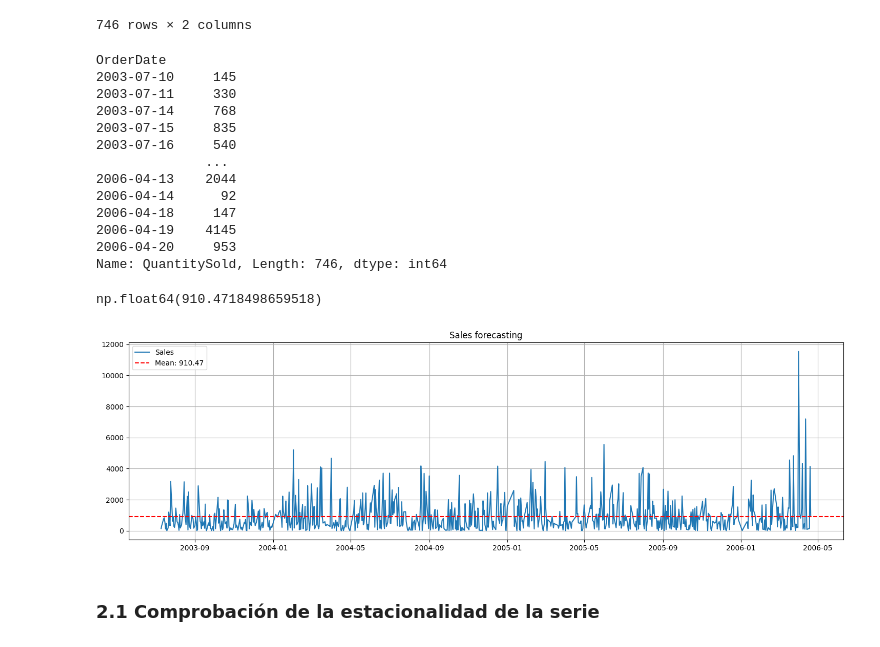
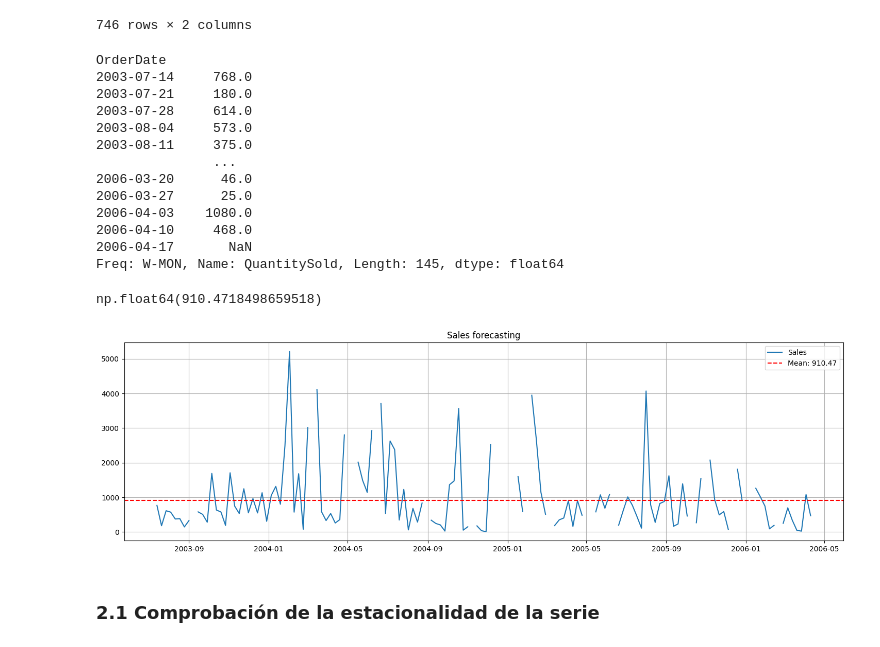
Before and after one commit to carlotagordillo2/final-proyect, a Jupyter notebook: ML/forescasting.ipynb, the cells around one changed output. Saved outputs shown, nothing was run; the diff lists cells and outputs as text; code cells hidden in the pictures.

```diff
--- a/ML/forescasting.ipynb
+++ b/ML/forescasting.ipynb
@@ -152,22 +155,23 @@ sales
 746 rows × 2 columns
 # %%
 y = sales.set_index('OrderDate')
+y = y.asfreq('W-MON')
 y = y['QuantitySold']
 y
 # %% [output]
 OrderDate
-2003-07-10     145
-2003-07-11     330
-2003-07-14     768
-2003-07-15     835
-2003-07-16     540
-              ...
-2006-04-13    2044
-2006-04-14      92
-2006-04-18     147
-2006-04-19    4145
-2006-04-20     953
-Name: QuantitySold, Length: 746, dtype: int64
+2003-07-14     768.0
+2003-07-21     180.0
+2003-07-28     614.0
+2003-08-04     573.0
+2003-08-11     375.0
+               ...
+2006-03-20      46.0
+2006-03-27      25.0
+2006-04-03    1080.0
+2006-04-10     468.0
+2006-04-17       NaN
+Freq: W-MON, Name: QuantitySold, Length: 145, dtype: float64
 # %%
 mean_value = sales['QuantitySold'].mean()
 mean_value
@@ -175,14 +179,14 @@ mean_value
 np.float64(910.4718498659518)
 # %%
 plt.figure(figsize=(18,5))
-plt.plot(sales['OrderDate'], sales['QuantitySold'], linestyle="-", label = 'Sales')
+plt.plot(y, linestyle="-", label = 'Sales')
 plt.axhline(y=mean_value, color='r', linestyle="--", label=f"Mean: {mean_value:.2f}")
 plt.title('Sales forecasting')
 plt.legend()
 plt.grid()
 plt.show()
 # %% [output]
-[figure, old version]
+[figure, new version]
 # %% [markdown]
 ### 2.1 Comprobación de la estacionalidad de la serie
 # %% [markdown]
```
Also changed, not shown: parts of 2 cells of this notebook, 2 other files.
